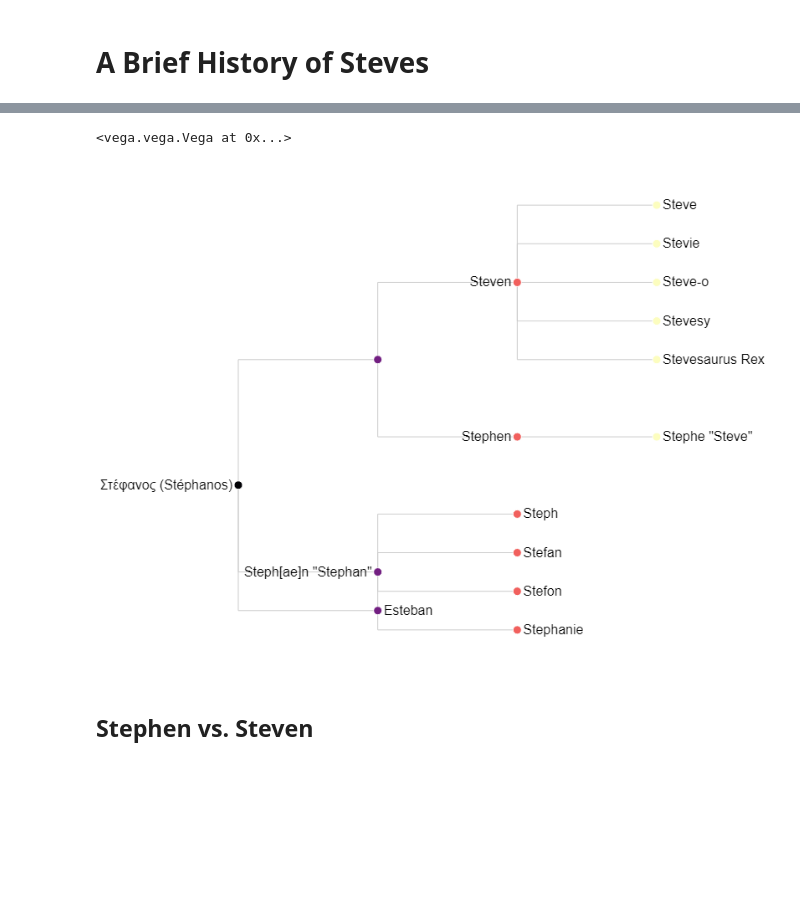
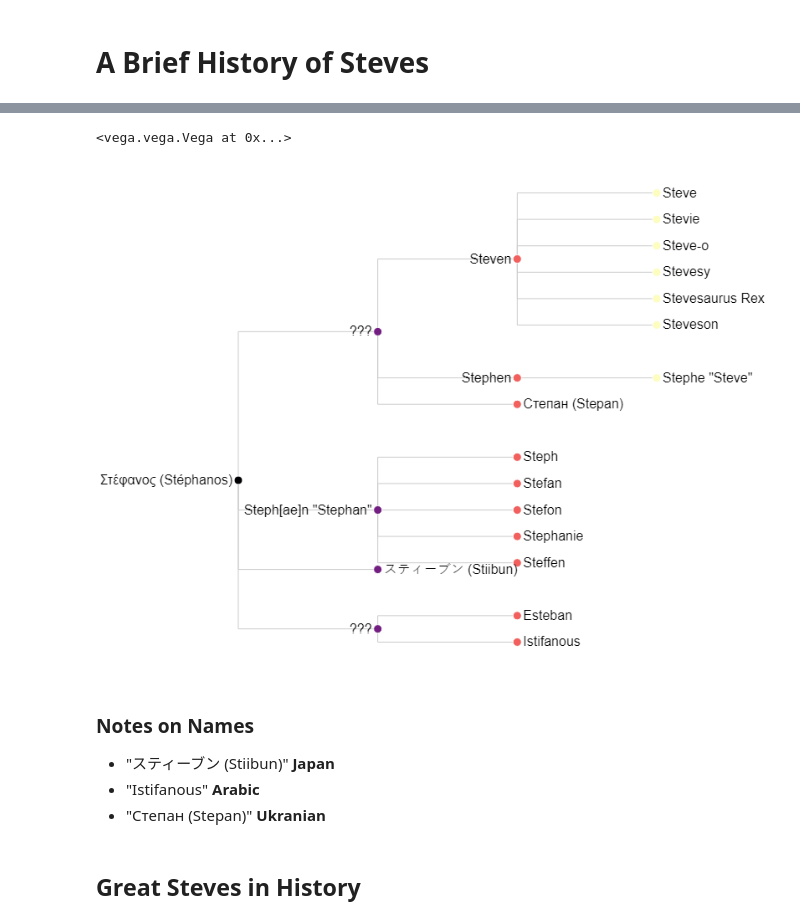
Before and after one commit to swkasica/a_brief_history_of_steves, a Jupyter notebook: presentation.ipynb, the cells around one changed output, grey strips where cells are left out. Drawn from its saved outputs; the diff is of its cells as text; code cells hidden in the pictures; blank space fills up the shorter version.

Commit message:
Add Steves timeline

```diff
--- a/presentation.ipynb
+++ b/presentation.ipynb
@@ -14,0 +3,7 @@ Short Steve
+# %%
+from vega import Vega
+import time, datetime
+
+slideWidth = 600
+toTimestamp = lambda s: time.mktime(datetime.datetime.strptime(s, "%m/%d/%Y").timetuple()) * 1e3
+today = toTimestamp(datetime.datetime.now().strftime('%m/%d/%Y'))
@@ -15,7 +14,7 @@ Short Steve
 # %%
-tree = Vega({
+treeSchema = {
     "$schema": "https://vega.github.io/schema/vega/v4.json",
-    "width": 600,
+    "width": slideWidth,
     "height": 600,
     "padding": 3,
     "signals": [
@@ -37,7 +36,7 @@ tree = Vega({
             "name": "tree",
             "values": [
                 { "id": 2,  "name": "Στέφανος (Stéphanos)"},
-                { "id": 3,  "name": "", "parent": 2},
+                { "id": 3,  "name": "???", "parent": 2},
                 { "id": 4,  "name": "Steven",  "parent": 3},
                 { "id": 5,  "name": "Stephen", "parent": 3},
                 { "id": 6,  "name": "Steph[ae]n \"Stephan\"", "parent": 2},
@@ -51,7 +50,13 @@ tree = Vega({
                 { "id": 14, "name": "Stevesy", "parent": 4},
                 { "id": 15, "name": "Stephanie", "parent": 6},
                 { "id": 16, "name": "Stevesaurus Rex", "parent": 4},
-                { "id": 17, "name": "Esteban", "parent": 2},
+                { "id": 17, "name": "Esteban", "parent": 23},
+                { "id": 18, "name": "Steveson", "parent": 4},
+                { "id": 19, "name": "Steffen", "parent": 6 },
+                { "id": 20, "name": "Istifanous", "parent": 23},
+                { "id": 21, "name": "スティーブン (Stiibun)", "parent": 2},
+                { "id": 22, "name": "Степан (Stepan)", "parent": 3 },
+                { "id": 23, "name": "???", "parent": 2},
             ],
             "transform": [
                 {
@@ -137,11 +142,17 @@ tree = Vega({
             }
         }
     ]
-})
+};
-# %%
-tree
-# %% [output]
-<vega.vega.Vega at 0x...>
-[figure, removed]
-# %% [markdown]
-## Stephen vs. Steven
+# %%
+Vega(treeSchema)
+# %% [output]
+<vega.vega.Vega at 0x...>
+[figure, added]
+# %% [markdown]
+### Notes on Names
+
+* "スティーブン (Stiibun)" **Japan**
+* "Istifanous" **Arabic**
+* "Степан (Stepan)" **Ukranian**
+# %% [markdown]
+## Great Steves in History
```
Also changed, not shown: parts of 8 cells of this notebook.
